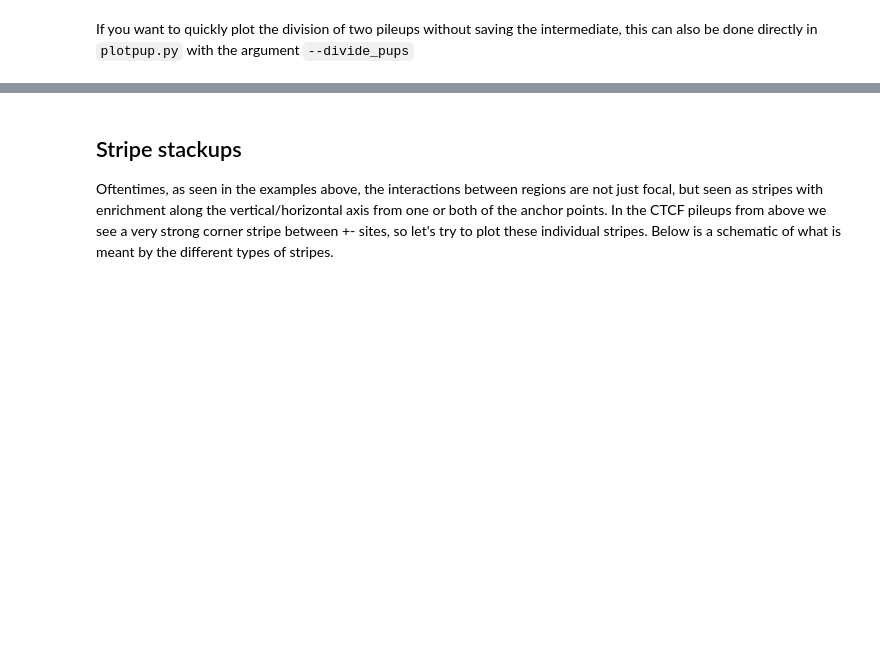
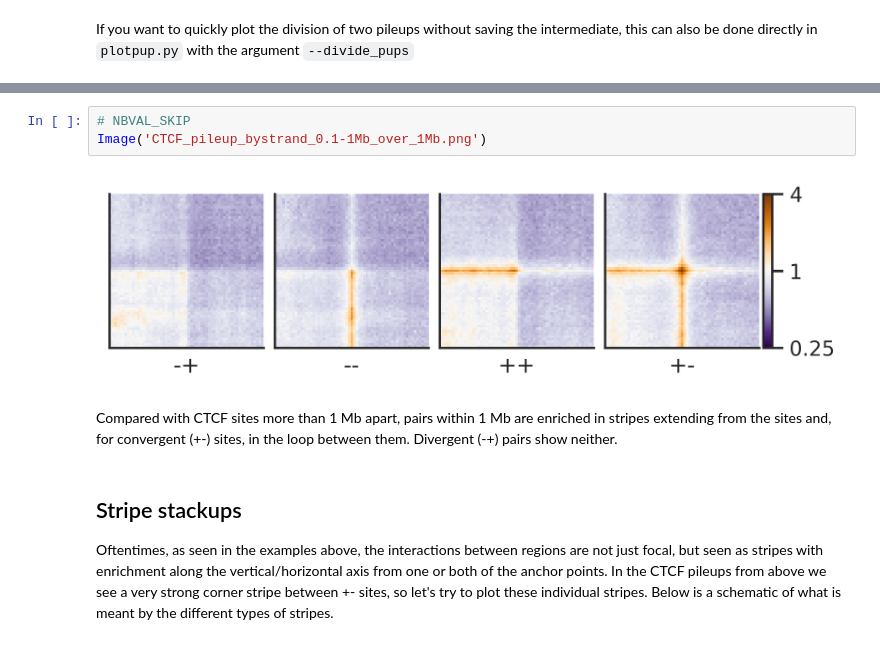
Before and after one commit to open2c/coolpuppy, a Jupyter notebook: docs/source/Examples/Walkthrough_CLI.ipynb, the cells around one changed output, grey strips where cells are left out. Saved outputs shown, nothing was run; the diff lists cells and outputs as text; blank space fills up the shorter version.

```diff
--- a/docs/source/Examples/Walkthrough_CLI.ipynb
+++ b/docs/source/Examples/Walkthrough_CLI.ipynb
@@ -386,3 +455,10 @@ If you want to quickly plot the division of two pileups without saving the inter
+# %%
+# NBVAL_SKIP
+Image('CTCF_pileup_bystrand_0.1-1Mb_over_1Mb.png')
+# %% [output]
+[figure, added]
+# %% [markdown]
+Compared with CTCF sites more than 1 Mb apart, pairs within 1 Mb are enriched in stripes extending from the sites and, for convergent (+-) sites, in the loop between them. Divergent (-+) pairs show neither.
 # %% [markdown]
 ## Stripe stackups
 
```
Also changed, not shown: parts of 25 cells of this notebook, 2 other files.
